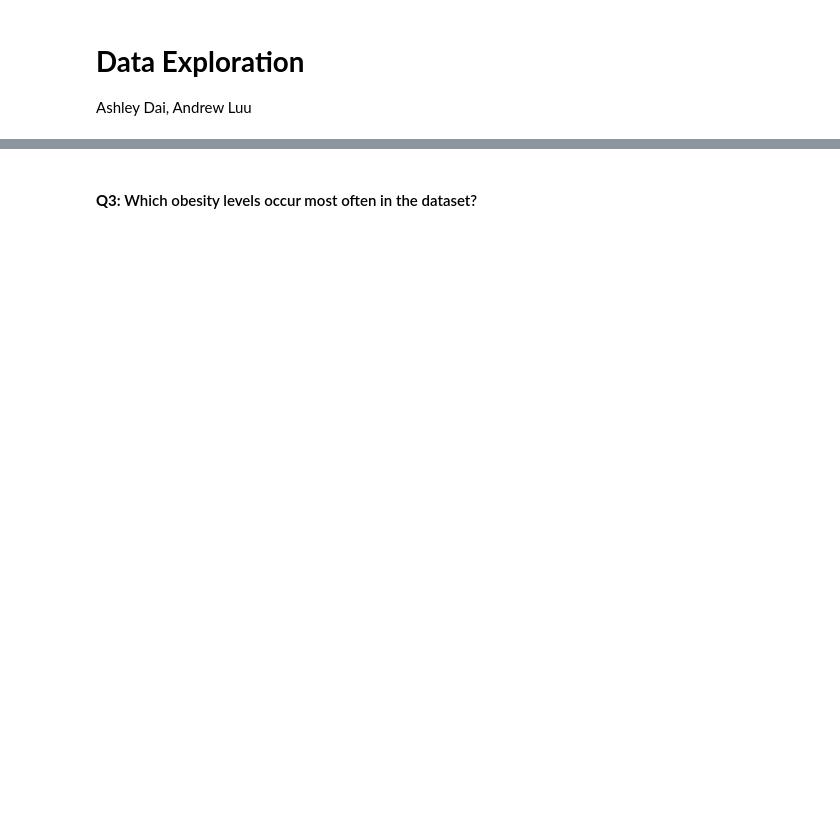
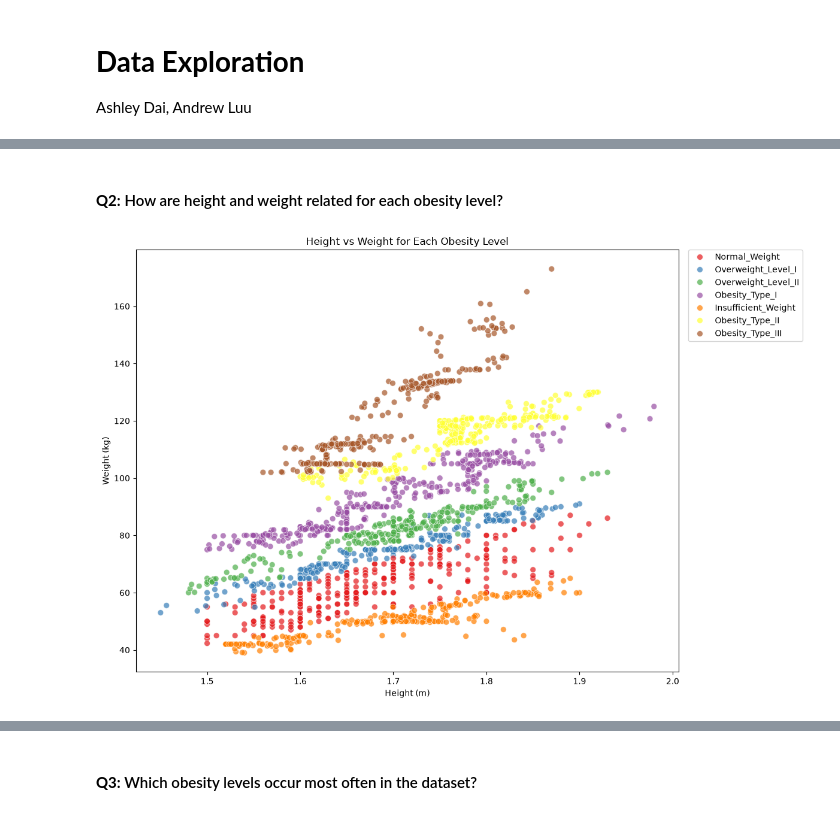
Before and after one commit to Radikahn/133Obesity, a Jupyter notebook: notebooks/data_exploration.ipynb, the cells around one changed output, grey strips where cells are left out. Cells and saved outputs as stored; diff of their text form; code cells hidden in the pictures; blank space fills up the shorter version.

```diff
--- a/notebooks/data_exploration.ipynb
+++ b/notebooks/data_exploration.ipynb
@@ -21,0 +42,21 @@ df = pd.read_csv(data_path)
+# %% [markdown]
+#### **Q2:** How are height and weight related for each obesity level?
+# %%
+plt.figure(figsize=(12,8))
+sns.scatterplot(
+    data=df,
+    x="Height",
+    y="Weight",
+    hue="obesity_level",
+    palette="Set1",
+    alpha=0.7,
+    s=50
+)
+plt.title("Height vs Weight for Each Obesity Level")
+plt.xlabel("Height (m)")
+plt.ylabel("Weight (kg)")
+plt.legend(bbox_to_anchor=(1.01, 1.01), loc='upper left')
+plt.tight_layout()
+plt.show()
+# %% [output]
+[figure, added]
```
Also changed, not shown: parts of 7 cells of this notebook, 2 other files.
